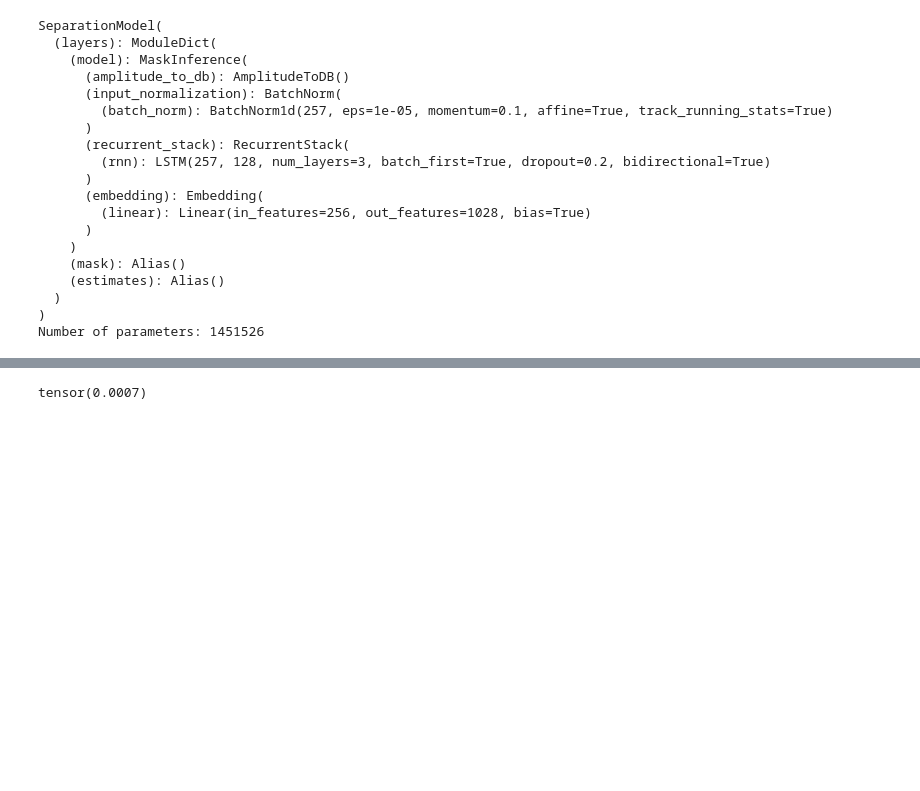
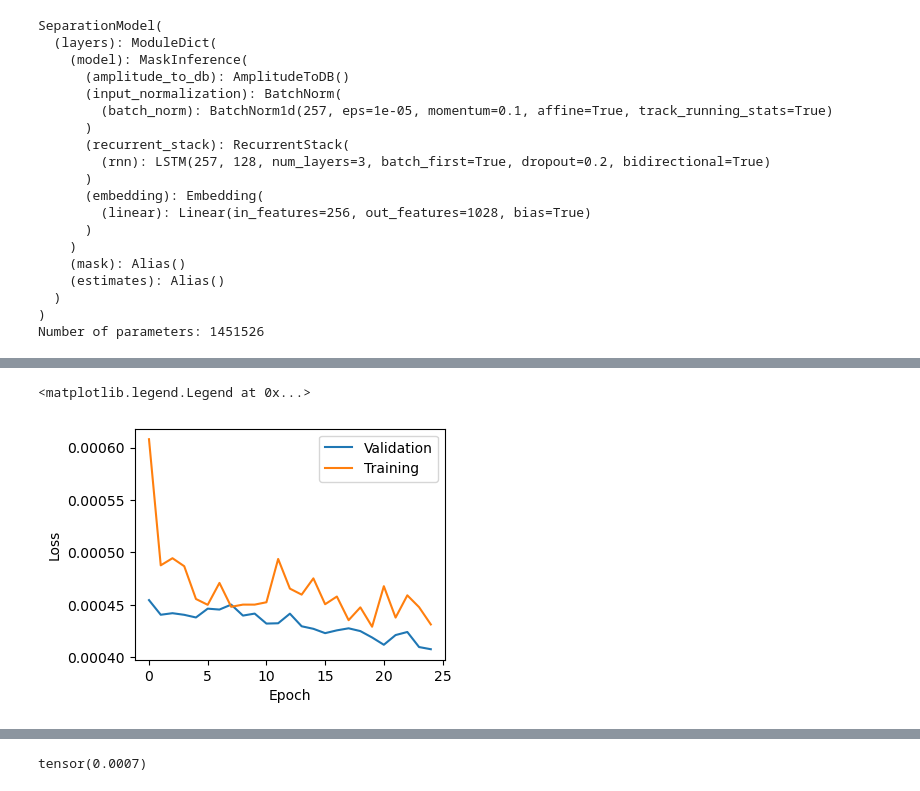
Before and after one commit to kstone40/audio_isolation, a Jupyter notebook: Evaluate_Fit_Model.ipynb, the cells around one changed output, grey strips where cells are left out. Saved outputs shown, nothing was run; the diff lists cells and outputs as text; code cells hidden in the pictures; blank space fills up the shorter version.

```diff
--- a/Evaluate_Fit_Model.ipynb
+++ b/Evaluate_Fit_Model.ipynb
@@ -149,13 +149,16 @@ val_loss = model_checkpoint['metadata']['trainer.state.epoch_history']['validati
 train_loss = model_checkpoint['metadata']['trainer.state.epoch_history']['train/loss']
 n_epochs = model_checkpoint['metadata']['trainer.state_dict']['epoch']
 # %%
-# x = np.arange(n_epochs)
-# plt.figure(figsize=(4,3))
-# plt.plot(x,val_loss,label='Validation')
-# plt.plot(x,train_loss,label='Training')
-# plt.ylabel('Loss')
-# plt.xlabel('Epoch')
-# plt.legend()
+x = np.arange(n_epochs)
+plt.figure(figsize=(4,3))
+plt.plot(x,val_loss,label='Validation')
+plt.plot(x,train_loss,label='Training')
+plt.ylabel('Loss')
+plt.xlabel('Epoch')
+plt.legend()
+# %% [output]
+<matplotlib.legend.Legend at 0x...>
+[figure, added]
 # %%
 x = np.arange(n_epochs)
 plt.figure(figsize=(4,3))
```
Also changed, not shown: parts of 2 cells of this notebook, 3 other files.
